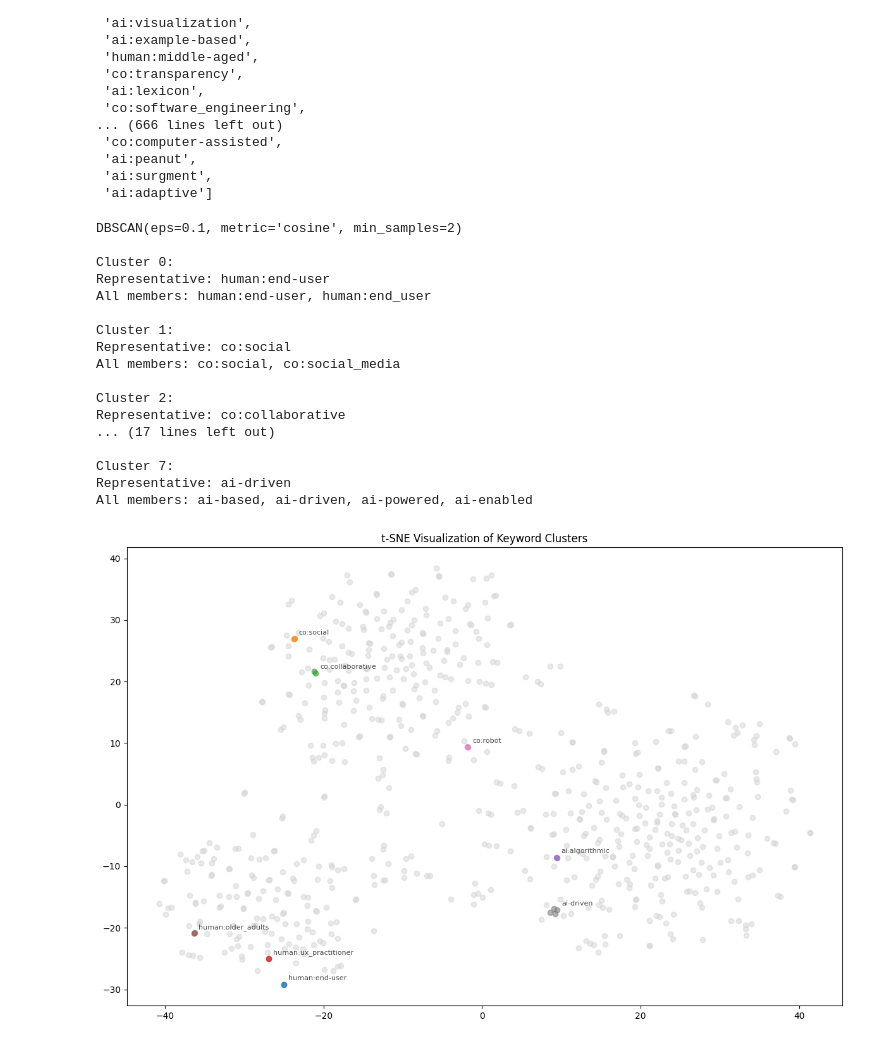
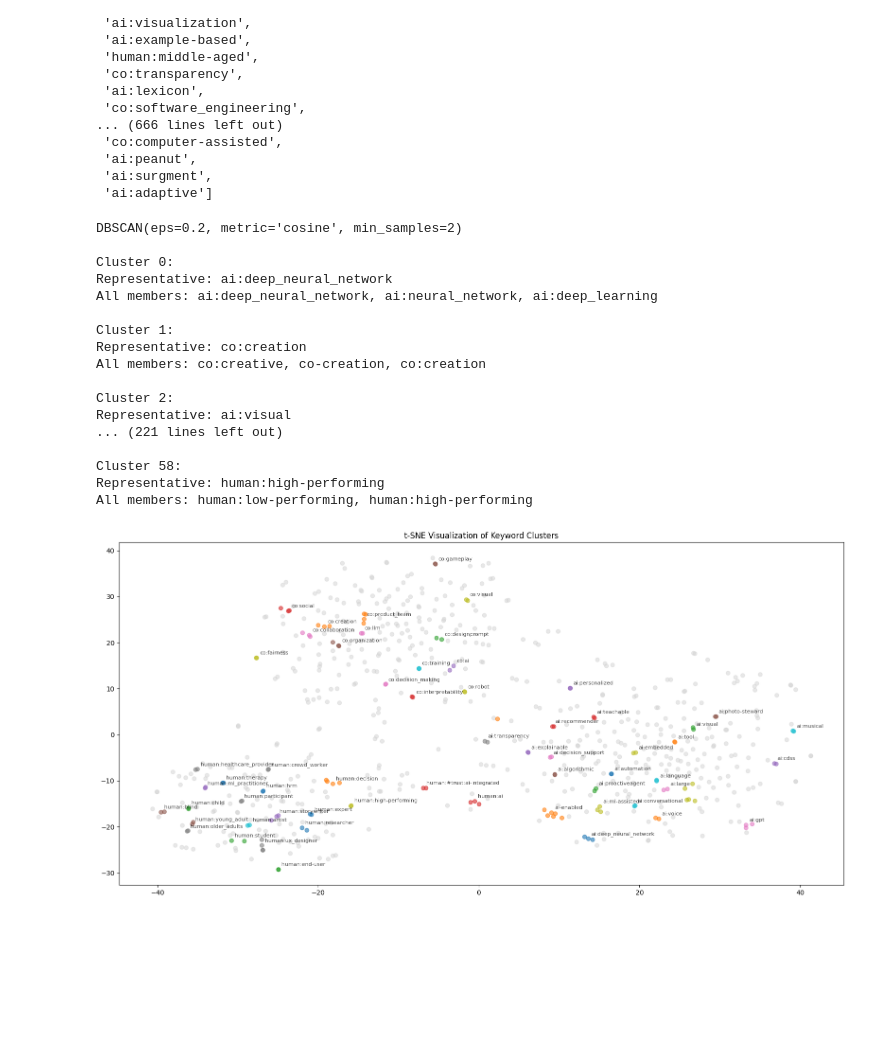
Before and after one commit to chayapatr/cscw-25, a Jupyter notebook: 5_merge_keyword.ipynb, the cells around one changed output. Saved outputs shown, nothing was run; the diff lists cells and outputs as text; code cells hidden in the pictures; blank space fills up the shorter version.

```diff
--- a/5_merge_keyword.ipynb
+++ b/5_merge_keyword.ipynb
@@ -40,7 +40,7 @@ def prepare_embeddings(embedding_dict):
     embeddings = np.array([embedding_dict[k] for k in keywords])
     return keywords, embeddings
 
-def cluster_embeddings(embeddings, eps=0.1):
+def cluster_embeddings(embeddings, eps=0.2):
         clustering = DBSCAN(eps=eps, min_samples=2, metric='cosine').fit(embeddings)
         print(clustering)
         return clustering.labels_
@@ -99,23 +99,23 @@ for cluster_id, info in cluster_representatives.items():
 #     print(clustered[clustered['cluster'] == i]['keyword'].tolist())
 #     print()
 # %% [output]
-DBSCAN(eps=0.1, metric='cosine', min_samples=2)
+DBSCAN(eps=0.2, metric='cosine', min_samples=2)
 
 Cluster 0:
-Representative: human:end-user
-All members: human:end-user, human:end_user
+Representative: ai:deep_neural_network
+All members: ai:deep_neural_network, ai:neural_network, ai:deep_learning
 
 Cluster 1:
-Representative: co:social
-All members: co:social, co:social_media
+Representative: co:creation
+All members: co:creative, co-creation, co:creation
 
 Cluster 2:
-Representative: co:collaborative
-... (17 lines left out)
+Representative: ai:visual
+... (221 lines left out)
 
-Cluster 7:
-Representative: ai-driven
-All members: ai-based, ai-driven, ai-powered, ai-enabled
+Cluster 58:
+Representative: human:high-performing
+All members: human:low-performing, human:high-performing
 # %%
 from sklearn.manifold import TSNE
 import matplotlib.pyplot as plt
@@ -134,7 +134,7 @@ def visualize_clusters(df, embeddings, perplexity=30, random_state=42):
     df_viz['y'] = embeddings_2d[:, 1]
 
     # Set up the plot
-    plt.figure(figsize=(12, 8))
+    plt.figure(figsize=(16, 8))
 
     # Create color palette for clusters
     n_clusters = len(df_viz['cluster'].unique())
@@ -151,34 +151,38 @@ def visualize_clusters(df, embeddings, perplexity=30, random_state=42):
     # Plot clusters
     for cluster_id in sorted(df_viz['cluster'].unique()):
         if cluster_id == -1:
             continue
 
         mask = df_viz['cluster'] == cluster_id
         plt.scatter(df_viz[mask]['x'],
                    df_viz[mask]['y'],
                    label=f'Cluster {cluster_id}',
                    alpha=0.6)
 
     # # Add labels for some points (optional)
     for idx, row in df_viz.iterrows():
         if row['cluster'] != -1 and row['keyword'] in res:  # Only label clustered points
             plt.annotate(row['keyword'],
                         (row['x'], row['y']),
                         xytext=(5, 5),
                         textcoords='offset points',
                         fontsize=8,
                         alpha=0.7)
 
     plt.title('t-SNE Visualization of Keyword Clusters')
     # plt.legend(bbox_to_anchor=(1.05, 1), loc='upper left')
+
+    # hide axis labels
+
+
     plt.tight_layout()
 
     return plt.gcf()
 
 keywords, x = prepare_embeddings(embedding)
 fig = visualize_clusters(clustered, x)
 # %% [output]
-[figure, old version]
+[figure, new version]
 # %%
 clustered['representative'] = ''
 
```
Also changed, not shown: 2 other files.
